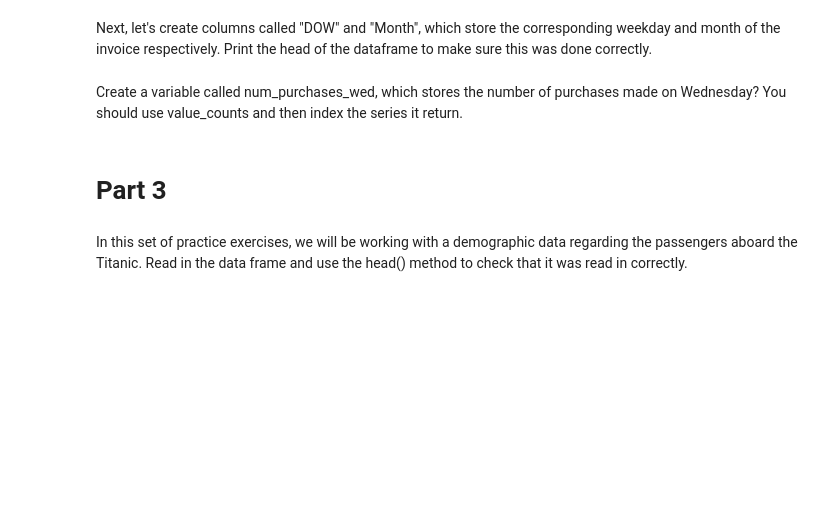
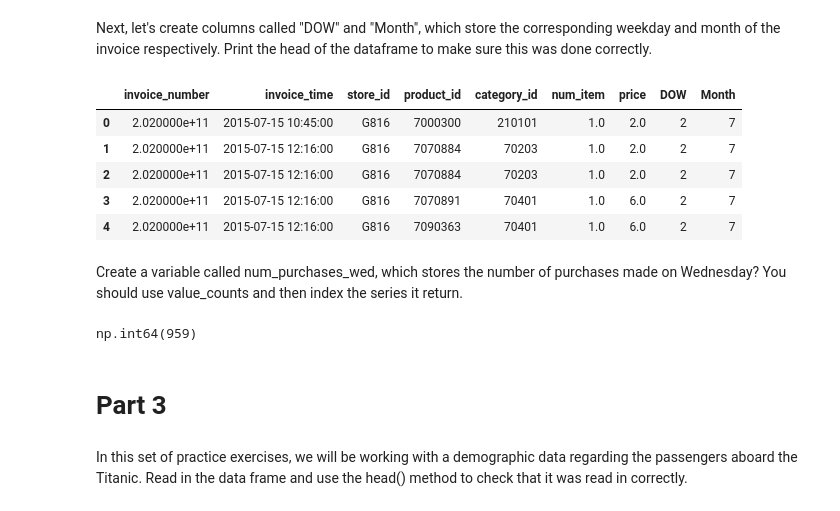
Before and after one commit to Ahmedgamalxlr8/Pandas-Practice-assignment, a Jupyter notebook: Pandas+Practice.ipynb, the cells around one changed output. Saved outputs shown, nothing was run; the diff lists cells and outputs as text; code cells hidden in the pictures; blank space fills up the shorter version.

```diff
--- a/Pandas+Practice.ipynb
+++ b/Pandas+Practice.ipynb
@@ -187,7 +187,6 @@ Let's dig a little deeper into the data set and answer some basic question.
 First, covert the column invoice time to a datetime column. Print out the new column types to make sure this was done correctly
 # %%
 #Write your code here
-
-df_data["invoice_time"] = df_data["invoice_time"].to_timestamp
+df_data["invoice_time"] = pd.to_datetime(df_data["invoice_time"])
 df_data.dtypes
 # %% [output]
@@ -206,7 +203,23 @@ Next, let's create columns called "DOW" and "Month", which store the correspondi
+# %%
+#Write your code here
+df_data["DOW"] = df_data["invoice_time"].dt.dayofweek
+df_data["Month"] = df_data["invoice_time"].dt.month
+df_data.head()
+# %% [output]
+|  | invoice_number | invoice_time | store_id | product_id | category_id | num_item | price | DOW | Month |
+| 0 | 2.020000e+11 | 2015-07-15 10:45:00 | G816 | 7000300 | 210101 | 1.0 | 2.0 | 2 | 7 |
+| 1 | 2.020000e+11 | 2015-07-15 12:16:00 | G816 | 7070884 | 70203 | 1.0 | 2.0 | 2 | 7 |
+| 2 | 2.020000e+11 | 2015-07-15 12:16:00 | G816 | 7070884 | 70203 | 1.0 | 2.0 | 2 | 7 |
+| 3 | 2.020000e+11 | 2015-07-15 12:16:00 | G816 | 7070891 | 70401 | 1.0 | 6.0 | 2 | 7 |
+| 4 | 2.020000e+11 | 2015-07-15 12:16:00 | G816 | 7090363 | 70401 | 1.0 | 6.0 | 2 | 7 |
 # %% [markdown]
 Create a variable called num_purchases_wed, which stores the number of purchases made on Wednesday?  You should use value_counts and then index the series it return.
 # %%
 #Write your code here
+num_purchases_wed = df_data["DOW"].value_counts()[2]
+num_purchases_wed
+# %% [output]
+np.int64(959)
 # %% [markdown]
 # Part 3
 # %% [markdown]
```
Also changed, not shown: parts of 2 cells of this notebook.
